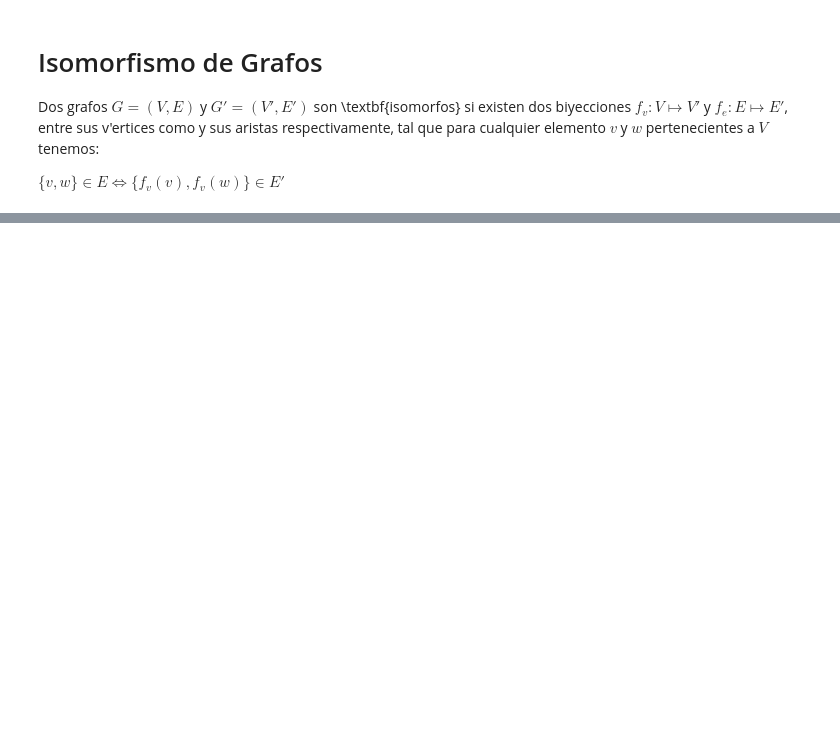
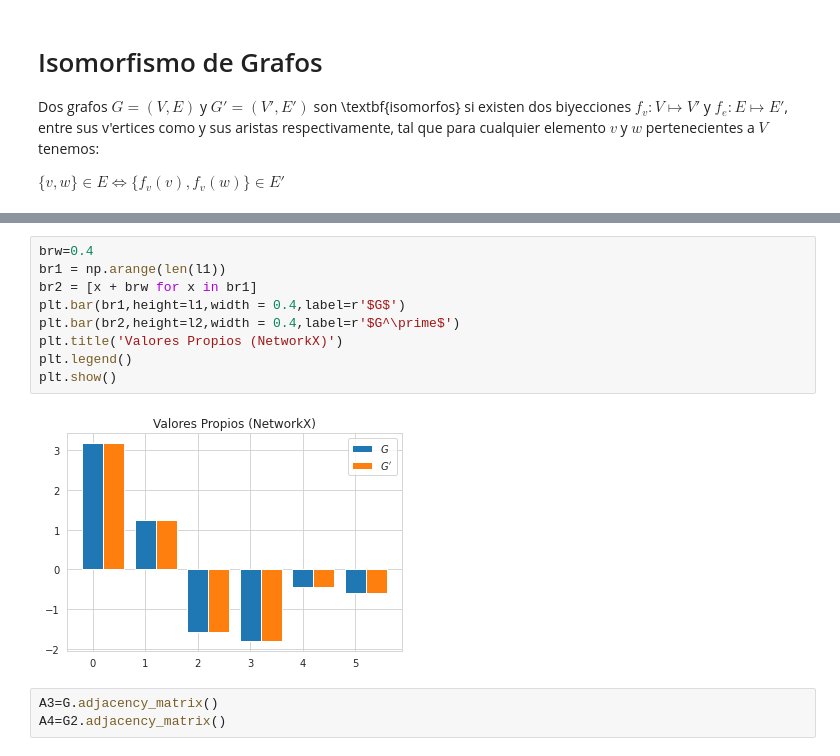
Before and after one commit to sherna90/matematicas_discretas, a Jupyter notebook: 7.-isomorfismo.ipynb, the cells around one changed output, grey strips where cells are left out. Drawn from its saved outputs; the diff is of its cells as text; blank space fills up the shorter version.

```diff
--- a/7.-isomorfismo.ipynb
+++ b/7.-isomorfismo.ipynb
@@ -41,0 +99,14 @@ print(M2)
+# %%
+brw=0.4
+br1 = np.arange(len(l1))
+br2 = [x + brw for x in br1]
+plt.bar(br1,height=l1,width = 0.4,label=r'$G$')
+plt.bar(br2,height=l2,width = 0.4,label=r'$G^\prime$')
+plt.title('Valores Propios (NetworkX)')
+plt.legend()
+plt.show()
+# %% [output]
+[figure, added]
+# %%
+A3=G.adjacency_matrix()
+A4=G2.adjacency_matrix()
```
Also changed, not shown: parts of 27 cells of this notebook.
